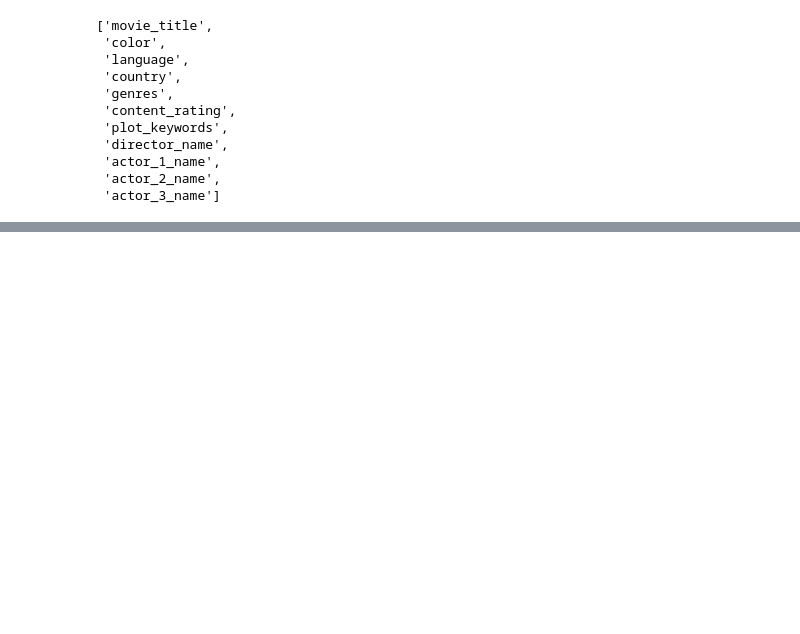
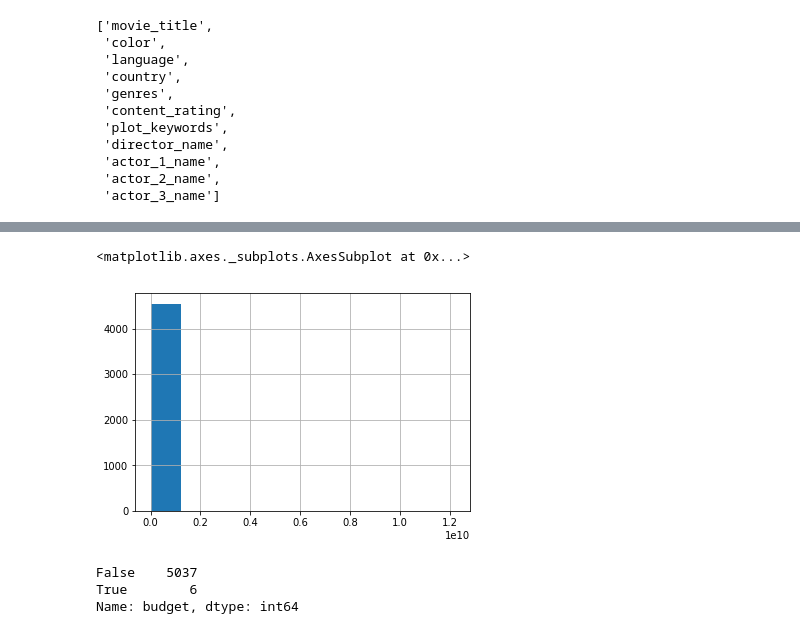
Before and after one commit to FranLMSP/platzi-ml, a Jupyter notebook: 2. Data parsing.ipynb, the cells around one changed output, grey strips where cells are left out. Cells and saved outputs as stored; diff of their text form; code cells hidden in the pictures; blank space fills up the shorter version.

```diff
--- a/2. Data parsing.ipynb
+++ b/2. Data parsing.ipynb
@@ -249,0 +285,15 @@ object_cols
+# %%
+# In our data inspecting we can see something that is not common
+
+movies_num['budget'].hist()
+# %% [output]
+<matplotlib.axes._subplots.AxesSubplot at 0x...>
+[figure, added]
+# %%
+#Which movies hav a budget higher than 1 billion)
+
+(movies_num['budget'] > 1e9).value_counts()
+# %% [output]
+False    5037
+True        6
+Name: budget, dtype: int64
```
Also changed, not shown: parts of 6 cells of this notebook.
